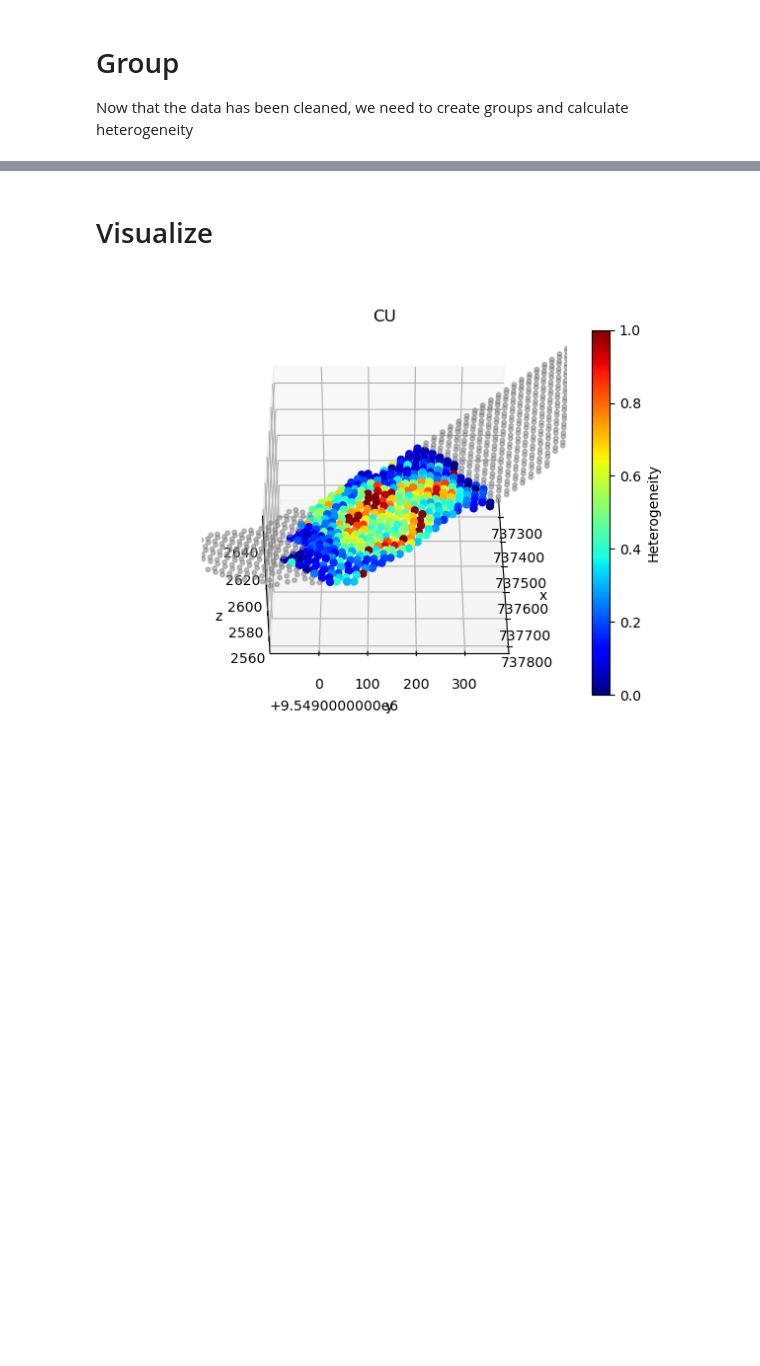
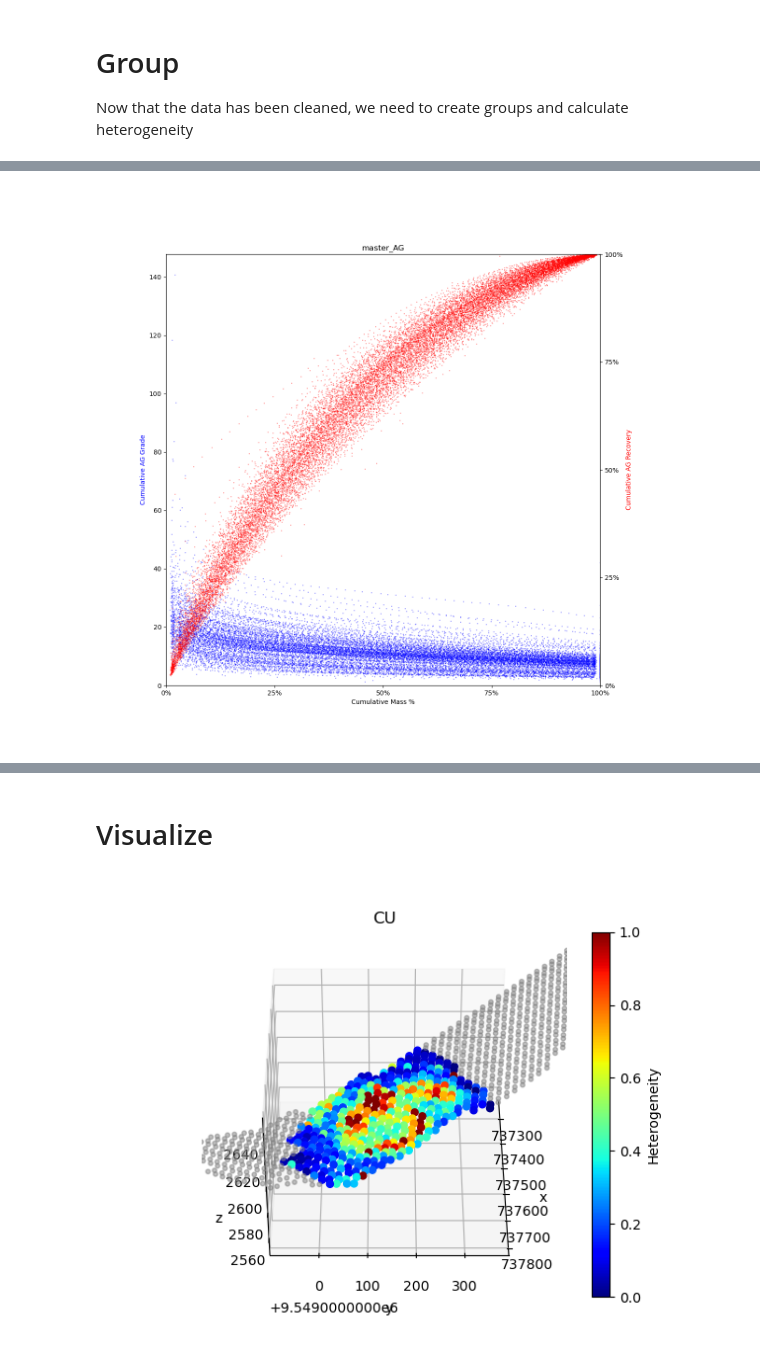
Before and after one commit to jouytrew/masters_pfti, a Jupyter notebook: notebooks/het_analysis_dp_assay.ipynb, the cells around one changed output, grey strips where cells are left out. Cells and saved outputs as stored; diff of their text form; code cells hidden in the pictures; blank space fills up the shorter version.

Commit message:
Make edits to PCBC and DP Assay analyses.

```diff
--- a/notebooks/het_analysis_dp_assay.ipynb
+++ b/notebooks/het_analysis_dp_assay.ipynb
@@ -140,17 +32,3 @@ assay
 # Group
 
 Now that the data has been cleaned, we need to create groups and calculate heterogeneity
-# %%
-groups, elements = {}, ['CU', 'AU', 'AG']
-dhids = assay['HOLEID'].unique()
-
-for dhid in dhids:
-    data = assay.query('HOLEID == @dhid')
-
-    weights = data['SampleWeight']
-    if weights.isnull().all():
-        print(f"No data for {dhid}")
-    else:
-        groups[dhid] = Grouping(dhid)
-        for element in elements:
-            groups[dhid].add_resource(element, weights, data[element])
@@ -186,27 +90,29 @@ if SAVE:
 # %%
 # then we want to graph the mass yield curves for all the individual elements
 
 if SAVE:
     fig = plt.figure()
     fig.set_size_inches(12, 12)
 
     s = 0.5
     alpha = 0.4
 
     for element in elements:
         fig.clear()
         ax = fig.add_subplot()
         ax_sec = ax.twinx()
 
-        for dhid, drillhole in groups.items():
-            if element in drillhole.resources:
-                plotter.scatter_g_r(ax, ax_sec, drillhole.resources[element].info, s=s, alpha=alpha)
+        for group in groups.values():
+            if element in group:
+                plotter.scatter_g_r(ax, ax_sec, group[element].get_info(), s=s, alpha=alpha)
 
         plotter.set_g_r_labels(ax, ax_sec, element)
         ax.set_title(f'master_{element}')
 
         save_loc = output_dir + f'master/'
         if not os.path.exists(save_loc):
             os.makedirs(save_loc)
         fig.savefig(save_loc + f'master_{element}.png', format='png', dpi=200)
+# %% [output]
+[figure, added]
 # %%
```
Also changed, not shown: parts of 23 cells of this notebook, 3 other files.
